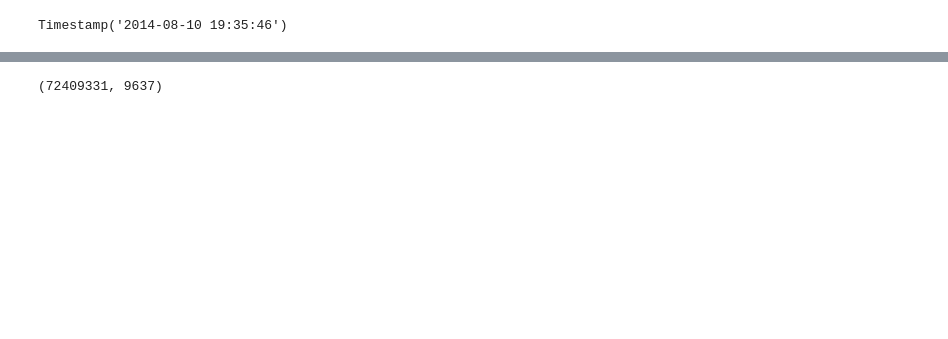
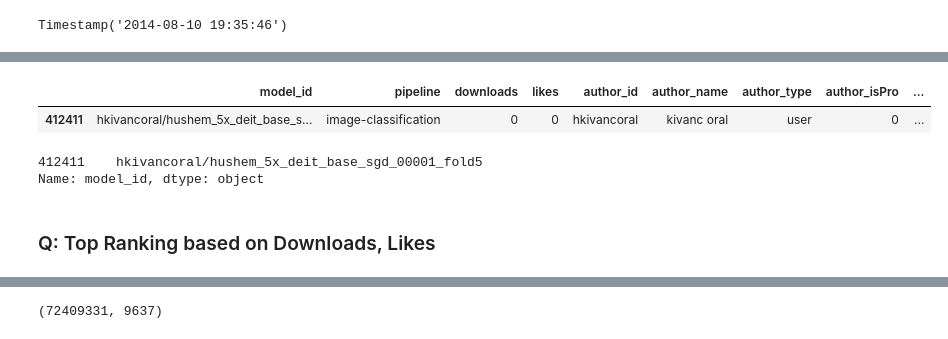
Before and after one commit to Abdullah-Nasir-Chowdhury/HuggingFace_Model-Analysis, a Jupyter notebook: hugging-face-models-analysis.ipynb, the cells around one changed output, grey strips where cells are left out. Saved outputs shown, nothing was run; the diff lists cells and outputs as text; code cells hidden in the pictures; blank space fills up the shorter version.

```diff
--- a/hugging-face-models-analysis.ipynb
+++ b/hugging-face-models-analysis.ipynb
@@ -1594,0 +1686,12 @@ Timestamp('2023-11-27 02:59:07')
+# %%
+df_investigation[df_investigation.lastModified == '2023-11-27 02:59:07']
+# %% [output]
+|  | model_id | pipeline | downloads | likes | author_id | author_name | author_type | author_isPro | ... |
+| 412411 | hkivancoral/hushem_5x_deit_base_s... | image-classification | 0 | 0 | hkivancoral | kivanc oral | user | 0 | ... |
+# %%
+df_investigation[df_investigation.lastModified == '2023-11-27 02:59:07'].model_id
+# %% [output]
+412411    hkivancoral/hushem_5x_deit_base_sgd_00001_fold5
+Name: model_id, dtype: object
+# %% [markdown]
+### Q: Top Ranking based on Downloads, Likes
```
Also changed, not shown: parts of 67 cells of this notebook.
